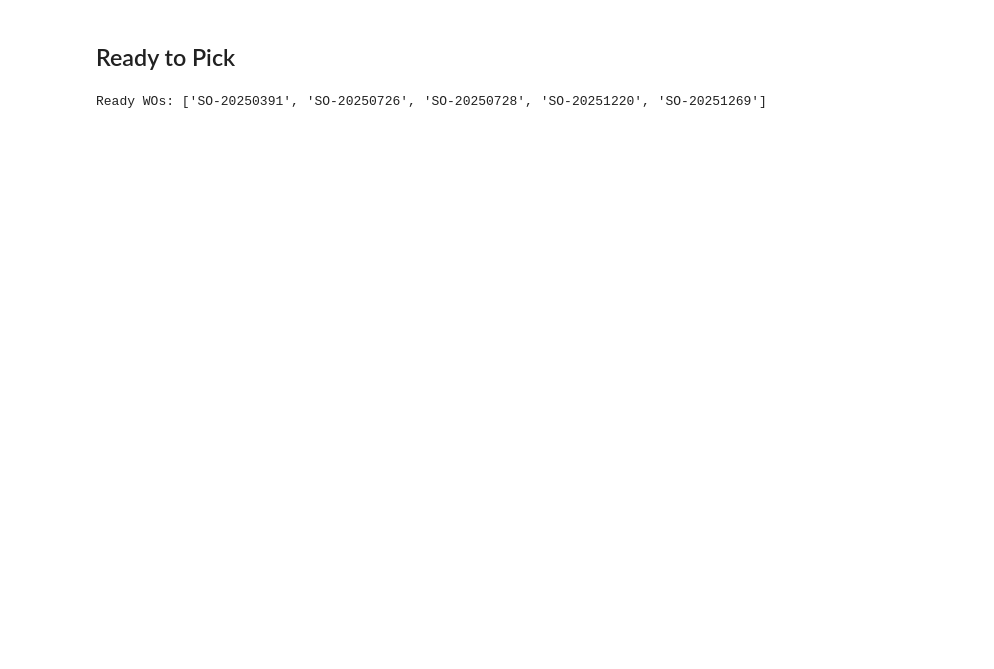
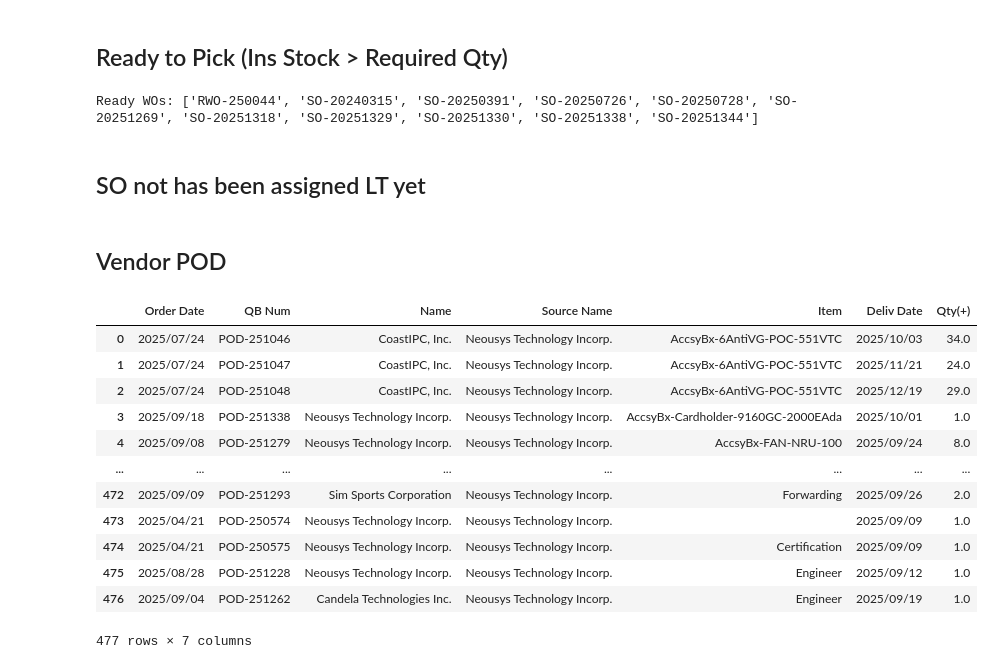
Before and after one commit to playoung2818/ERP_System, a Jupyter notebook: ERP_Dashboard.ipynb, the cells around one changed output. Saved outputs shown, nothing was run; the diff lists cells and outputs as text; code cells hidden in the pictures; blank space fills up the shorter version.

```diff
--- a/ERP_Dashboard.ipynb
+++ b/ERP_Dashboard.ipynb
@@ -72,10 +144,10 @@ filtered_df
 # %% [markdown]
-## Ready to Pick
+## Ready to Pick (Ins Stock > Required Qty)
 # %%
 # True for WOs where ALL lines have In Stock > 0 and not been picked
 wo_ok = (
     ERP_df.groupby("WO")
-    .apply(lambda g: (g["In Stock(Inventory)"] > g['Qty']).all() and (g["Picked"].eq("No").all()))
+    .apply(lambda g: (g["In Stock(Inventory)"] >= g['Qty']).all() and (g["Picked"].eq("No").all()))
 )
 
 
@@ -91,4 +163,6 @@ print("Ready WOs:", ready_wos)
 
 ready_df.to_excel(r"C:\Users\Admin\OneDrive - neousys-tech\Desktop\Output.xlsx", sheet_name="Sheet2", index=False)
 # %% [output]
-Ready WOs: ['SO-20250391', 'SO-20250726', 'SO-20250728', 'SO-20251220', 'SO-20251269']
+Ready WOs: ['RWO-250044', 'SO-20240315', 'SO-20250391', 'SO-20250726', 'SO-20250728', 'SO-20251269', 'SO-20251318', 'SO-20251329', 'SO-20251330', 'SO-20251338', 'SO-20251344']
+# %% [markdown]
+## SO not has been assigned LT yet
@@ -94,0 +174,19 @@ Ready WOs: ['SO-20250391', 'SO-20250726', 'SO-20250728', 'SO-20251220', 'SO-2025
+# %% [markdown]
+## Vendor POD
+# %%
+pod = df = pd.read_sql_table("Open_Purchase_Orders", con=engine, schema="public")
+pod
+# %% [output]
+|  | Order Date | QB Num | Name | Source Name | Item | Deliv Date | Qty(+) |
+| 0 | 2025/07/24 | POD-251046 | CoastIPC, Inc. | Neousys Technology Incorp. | AccsyBx-6AntiVG-POC-551VTC | 2025/10/03 | 34.0 |
+| 1 | 2025/07/24 | POD-251047 | CoastIPC, Inc. | Neousys Technology Incorp. | AccsyBx-6AntiVG-POC-551VTC | 2025/11/21 | 24.0 |
+| 2 | 2025/07/24 | POD-251048 | CoastIPC, Inc. | Neousys Technology Incorp. | AccsyBx-6AntiVG-POC-551VTC | 2025/12/19 | 29.0 |
+| 3 | 2025/09/18 | POD-251338 | Neousys Technology Incorp. | Neousys Technology Incorp. | AccsyBx-Cardholder-9160GC-2000EAda | 2025/10/01 | 1.0 |
+| 4 | 2025/09/08 | POD-251279 | Neousys Technology Incorp. | Neousys Technology Incorp. | AccsyBx-FAN-NRU-100 | 2025/09/24 | 8.0 |
+| ... | ... | ... | ... | ... | ... | ... | ... |
+| 472 | 2025/09/09 | POD-251293 | Sim Sports Corporation | Neousys Technology Incorp. | Forwarding | 2025/09/26 | 2.0 |
+| 473 | 2025/04/21 | POD-250574 | Neousys Technology Incorp. | Neousys Technology Incorp. |  | 2025/09/09 | 1.0 |
+| 474 | 2025/04/21 | POD-250575 | Neousys Technology Incorp. | Neousys Technology Incorp. | Certification | 2025/09/09 | 1.0 |
+| 475 | 2025/08/28 | POD-251228 | Neousys Technology Incorp. | Neousys Technology Incorp. | Engineer | 2025/09/12 | 1.0 |
+| 476 | 2025/09/04 | POD-251262 | Candela Technologies Inc. | Neousys Technology Incorp. | Engineer | 2025/09/19 | 1.0 |
+477 rows × 7 columns
```
Also changed, not shown: parts of 11 cells of this notebook, 4 other files.
